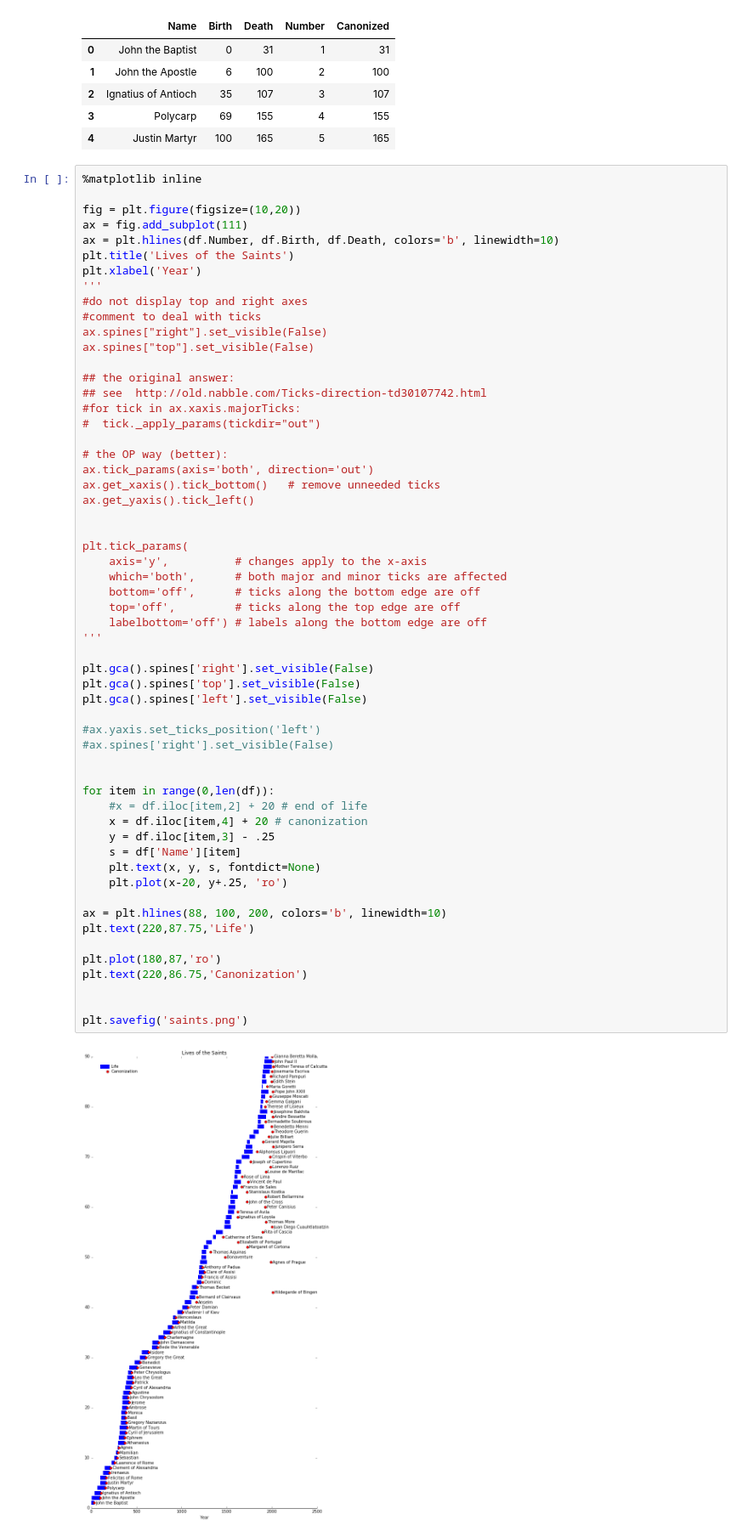
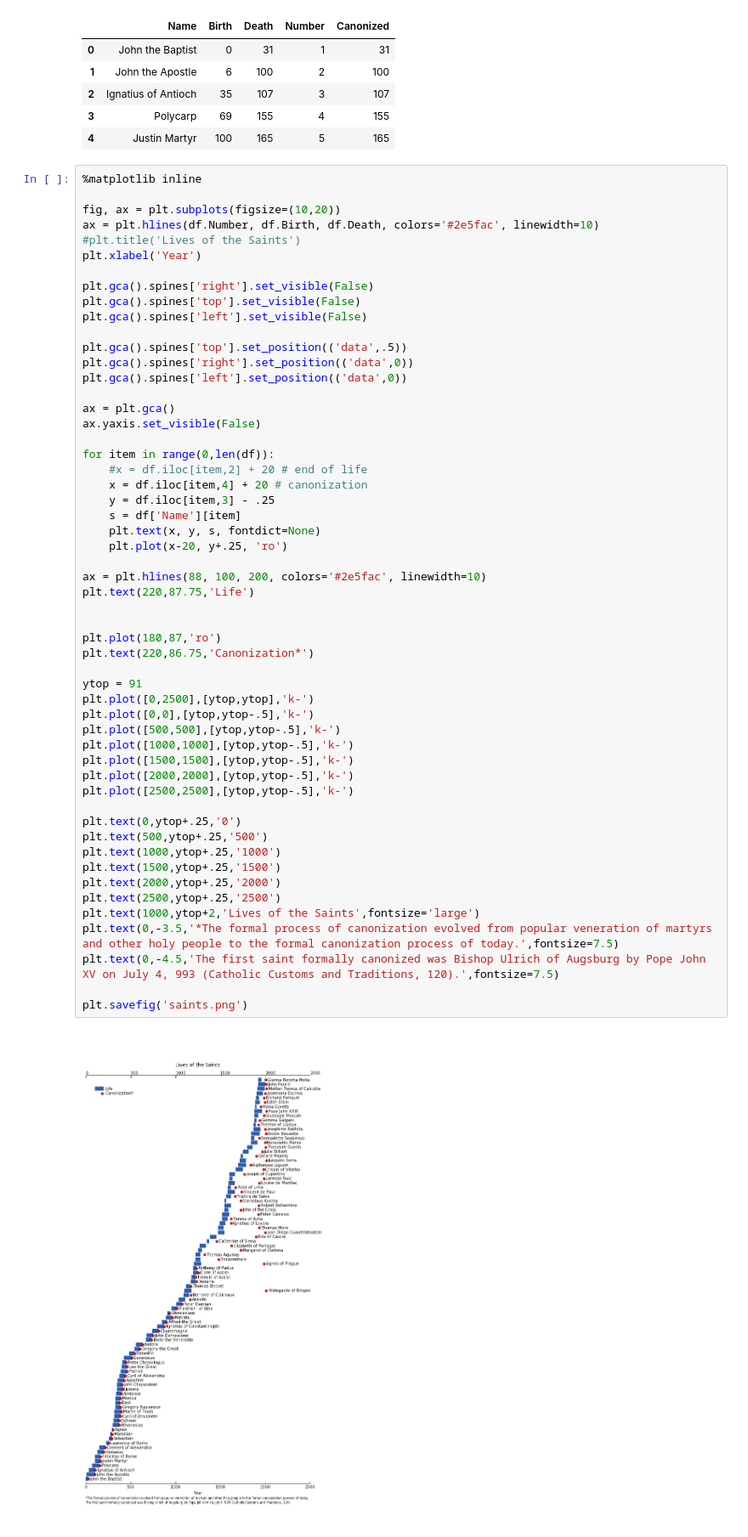
Before and after one commit to mkudija/Lives-of-the-Saints, a Jupyter notebook: saint-lives.ipynb, the cells around one changed output. Shown at 85% size. Cells and saved outputs as stored; diff of their text form.

Commit message:
updating plots and adding notes

```diff
--- a/saint-lives.ipynb
+++ b/saint-lives.ipynb
@@ -17,59 +17,56 @@ df.head()
 # %%
 %matplotlib inline
 
-fig = plt.figure(figsize=(10,20))
-ax = fig.add_subplot(111)
-ax = plt.hlines(df.Number, df.Birth, df.Death, colors='b', linewidth=10)
-plt.title('Lives of the Saints')
+fig, ax = plt.subplots(figsize=(10,20))
+ax = plt.hlines(df.Number, df.Birth, df.Death, colors='#2e5fac', linewidth=10)
+#plt.title('Lives of the Saints')
 plt.xlabel('Year')
-'''
-#do not display top and right axes
-#comment to deal with ticks
-ax.spines["right"].set_visible(False)
-ax.spines["top"].set_visible(False)
-
-## the original answer:
-## see  http://old.nabble.com/Ticks-direction-td30107742.html
-#for tick in ax.xaxis.majorTicks:
-#  tick._apply_params(tickdir="out")
-
-# the OP way (better):
-ax.tick_params(axis='both', direction='out')
-ax.get_xaxis().tick_bottom()   # remove unneeded ticks
-ax.get_yaxis().tick_left()
-
-
-plt.tick_params(
-    axis='y',          # changes apply to the x-axis
-    which='both',      # both major and minor ticks are affected
-    bottom='off',      # ticks along the bottom edge are off
-    top='off',         # ticks along the top edge are off
-    labelbottom='off') # labels along the bottom edge are off
-'''
 
 plt.gca().spines['right'].set_visible(False)
 plt.gca().spines['top'].set_visible(False)
 plt.gca().spines['left'].set_visible(False)
 
-#ax.yaxis.set_ticks_position('left')
-#ax.spines['right'].set_visible(False)
+plt.gca().spines['top'].set_position(('data',.5))
+plt.gca().spines['right'].set_position(('data',0))
+plt.gca().spines['left'].set_position(('data',0))
 
+ax = plt.gca()
+ax.yaxis.set_visible(False)
 
 for item in range(0,len(df)):
     #x = df.iloc[item,2] + 20 # end of life
     x = df.iloc[item,4] + 20 # canonization
     y = df.iloc[item,3] - .25
     s = df['Name'][item]
     plt.text(x, y, s, fontdict=None)
     plt.plot(x-20, y+.25, 'ro')
 
-ax = plt.hlines(88, 100, 200, colors='b', linewidth=10)
+ax = plt.hlines(88, 100, 200, colors='#2e5fac', linewidth=10)
 plt.text(220,87.75,'Life')
 
+
 plt.plot(180,87,'ro')
-plt.text(220,86.75,'Canonization')
+plt.text(220,86.75,'Canonization*')
 
+ytop = 91
+plt.plot([0,2500],[ytop,ytop],'k-')
+plt.plot([0,0],[ytop,ytop-.5],'k-')
+plt.plot([500,500],[ytop,ytop-.5],'k-')
+plt.plot([1000,1000],[ytop,ytop-.5],'k-')
+plt.plot([1500,1500],[ytop,ytop-.5],'k-')
+plt.plot([2000,2000],[ytop,ytop-.5],'k-')
+plt.plot([2500,2500],[ytop,ytop-.5],'k-')
+
+plt.text(0,ytop+.25,'0')
+plt.text(500,ytop+.25,'500')
+plt.text(1000,ytop+.25,'1000')
+plt.text(1500,ytop+.25,'1500')
+plt.text(2000,ytop+.25,'2000')
+plt.text(2500,ytop+.25,'2500')
+plt.text(1000,ytop+2,'Lives of the Saints',fontsize='large')
+plt.text(0,-3.5,'*The formal process of canonization evolved from popular veneration of martyrs and other holy people to the formal canonization process of today.',fontsize=7.5)
+plt.text(0,-4.5,'The first saint formally canonized was Bishop Ulrich of Augsburg by Pope John XV on July 4, 993 (Catholic Customs and Traditions, 120).',fontsize=7.5)
 
 plt.savefig('saints.png')
 # %% [output]
-[figure, old version]
+[figure, new version]
```
Also changed, not shown: 1 other file.
